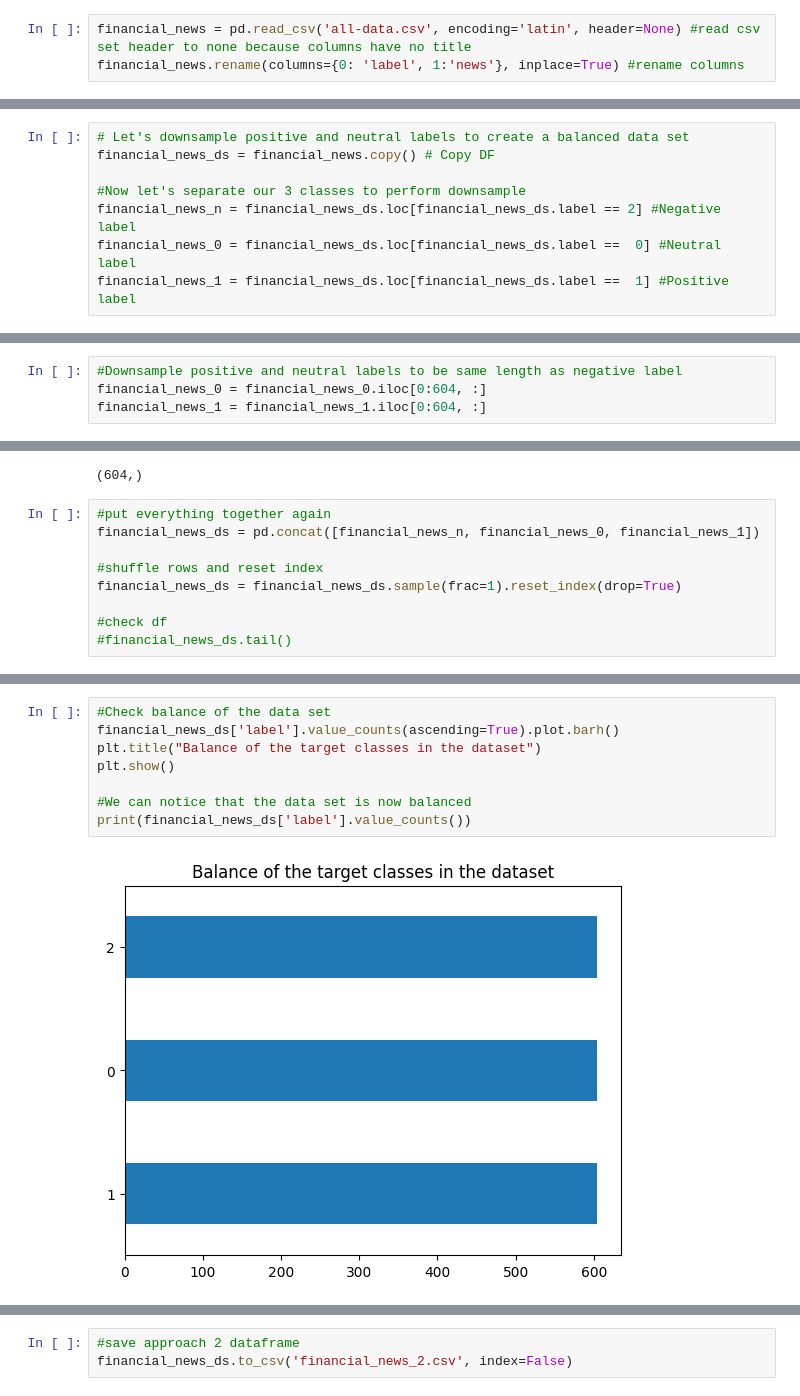
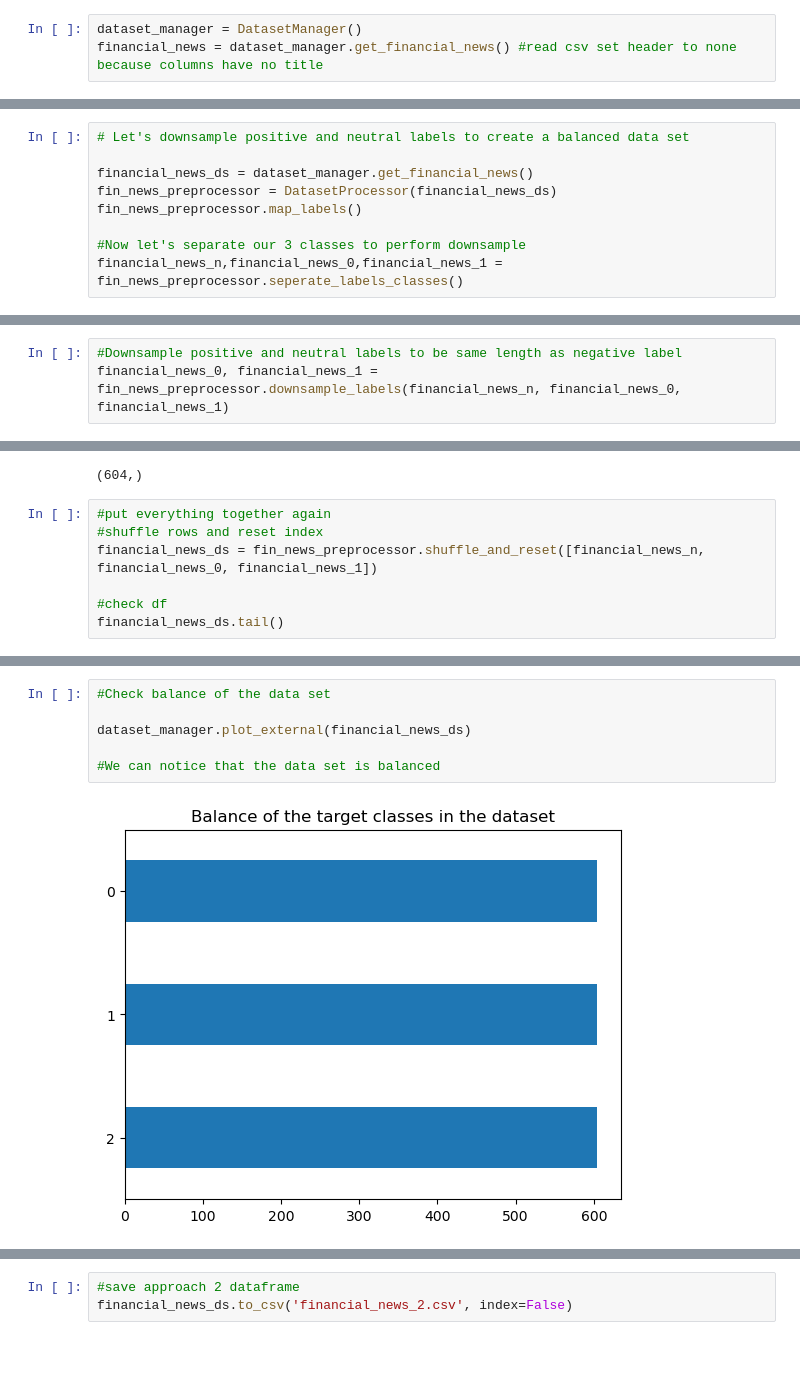
Before and after one commit to JuanHenaoB/AASD_4011_Project, a Jupyter notebook: Financial_Sentiment_Analysis_distilBERT.ipynb, the cells around one changed output, grey strips where cells are left out. Saved outputs shown, nothing was run; the diff lists cells and outputs as text; blank space fills up the shorter version.

```diff
--- a/Financial_Sentiment_Analysis_distilBERT.ipynb
+++ b/Financial_Sentiment_Analysis_distilBERT.ipynb
@@ -37,6 +30,6 @@ from datasets import load_dataset
 # %%
-financial_news = pd.read_csv('all-data.csv', encoding='latin', header=None) #read csv set header to none because columns have no title
-financial_news.rename(columns={0: 'label', 1:'news'}, inplace=True) #rename columns
+dataset_manager = DatasetManager()
+financial_news = dataset_manager.get_financial_news() #read csv set header to none because columns have no title
 # %%
 #Check DF head and Tail
 financial_news.head()
@@ -113,12 +110,13 @@ financial_news.to_csv('financial_news_1.csv', index=False)
 ### Approach 2. Downsampling
 # %%
 # Let's downsample positive and neutral labels to create a balanced data set
-financial_news_ds = financial_news.copy() # Copy DF
+
+financial_news_ds = dataset_manager.get_financial_news()
+fin_news_preprocessor = DatasetProcessor(financial_news_ds)
+fin_news_preprocessor.map_labels()
 
 #Now let's separate our 3 classes to perform downsample
-financial_news_n = financial_news_ds.loc[financial_news_ds.label == 2] #Negative label
-financial_news_0 = financial_news_ds.loc[financial_news_ds.label ==  0] #Neutral label
-financial_news_1 = financial_news_ds.loc[financial_news_ds.label ==  1] #Positive label
+financial_news_n,financial_news_0,financial_news_1 = fin_news_preprocessor.seperate_labels_classes()
 # %%
 #Check separated labels
 financial_news_n['label'].unique()
@@ -129,7 +127,6 @@ array([1])
 # %%
 #Downsample positive and neutral labels to be same length as negative label
-financial_news_0 = financial_news_0.iloc[0:604, :]
-financial_news_1 = financial_news_1.iloc[0:604, :]
+financial_news_0, financial_news_1 = fin_news_preprocessor.downsample_labels(financial_news_n, financial_news_0, financial_news_1)
 # %%
 #Check shapes
 financial_news_0['label'].shape
@@ -138,12 +135,10 @@ financial_news_1['label'].shape
 (604,)
 # %%
 #put everything together again
-financial_news_ds = pd.concat([financial_news_n, financial_news_0, financial_news_1])
-
 #shuffle rows and reset index
-financial_news_ds = financial_news_ds.sample(frac=1).reset_index(drop=True)
+financial_news_ds = fin_news_preprocessor.shuffle_and_reset([financial_news_n, financial_news_0, financial_news_1])
 
 #check df
-#financial_news_ds.tail()
+financial_news_ds.tail()
 # %% [output]
 |  | label | news |
@@ -155,10 +150,8 @@ financial_news_ds = financial_news_ds.sample(frac=1).reset_index(drop=True)
 # %%
 #Check balance of the data set
-financial_news_ds['label'].value_counts(ascending=True).plot.barh()
-plt.title("Balance of the target classes in the dataset")
-plt.show()
 
-#We can notice that the data set is now balanced
-print(financial_news_ds['label'].value_counts())
+dataset_manager.plot_external(financial_news_ds)
+
+#We can notice that the data set is balanced
 # %% [output]
-[figure, old version]
+[figure, new version]
```
Also changed, not shown: parts of 58 cells of this notebook, 25 other files.
